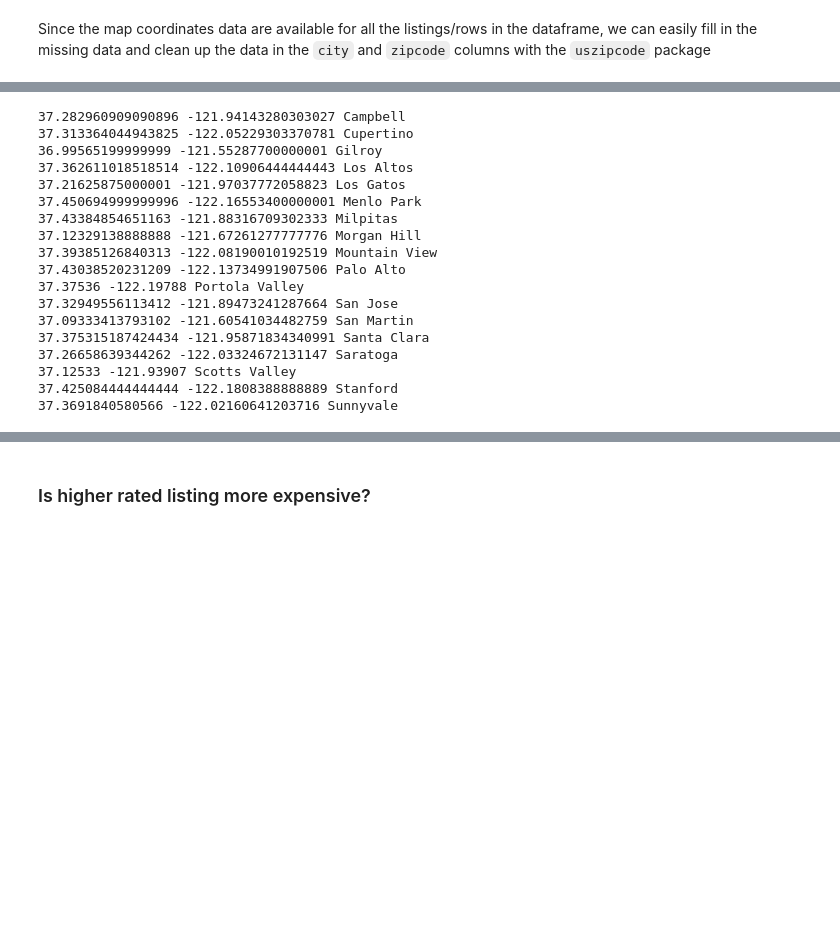
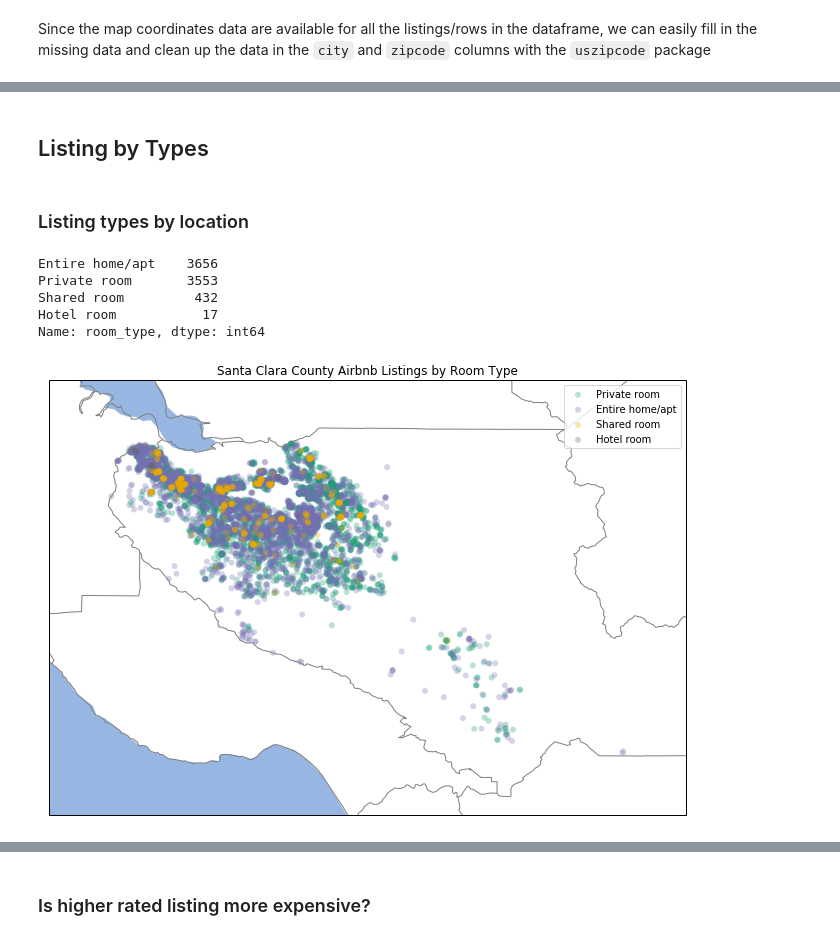
Before and after one commit to caroger/airbnb, a Jupyter notebook: listing.ipynb, the cells around one changed output, grey strips where cells are left out. Saved outputs shown, nothing was run; the diff lists cells and outputs as text; code cells hidden in the pictures; blank space fills up the shorter version.

```diff
--- a/listing.ipynb
+++ b/listing.ipynb
@@ -273,22 +278,41 @@ ax.legend();
-# %%
-for i,j,k in zip(lat,lon,cities):
-    print(i,j,k)
-# %% [output]
-37.282960909090896 -121.94143280303027 Campbell
-37.313364044943825 -122.05229303370781 Cupertino
-36.99565199999999 -121.55287700000001 Gilroy
-37.362611018518514 -122.10906444444443 Los Altos
-37.21625875000001 -121.97037772058823 Los Gatos
-37.450694999999996 -122.16553400000001 Menlo Park
-37.43384854651163 -121.88316709302333 Milpitas
-37.12329138888888 -121.67261277777776 Morgan Hill
-37.39385126840313 -122.08190010192519 Mountain View
-37.43038520231209 -122.13734991907506 Palo Alto
-37.37536 -122.19788 Portola Valley
-37.32949556113412 -121.89473241287664 San Jose
-37.09333413793102 -121.60541034482759 San Martin
-37.375315187424434 -121.95871834340991 Santa Clara
-37.26658639344262 -122.03324672131147 Saratoga
-37.12533 -121.93907 Scotts Valley
-37.425084444444444 -122.1808388888889 Stanford
-37.3691840580566 -122.02160641203716 Sunnyvale
+# %% [markdown]
+## Listing by Types
+# %% [markdown]
+### Listing types by location
+# %%
+df.room_type.value_counts()
+# %% [output]
+Entire home/apt    3656
+Private room       3553
+Shared room         432
+Hotel room           17
+Name: room_type, dtype: int64
+# %%
+## draw a map with US county lines
+plt.figure(figsize=(18, 8))
+ax = plt.axes(projection=ccrs.PlateCarree())
+ax.add_feature(cfeature.OCEAN.with_scale("10m"))
+ax.add_feature(cfeature.LAKES.with_scale("10m"))
+ax.add_feature(COUNTIES, facecolor="None", edgecolor="gray")
+
+ax.set_extent(BBox)
+
+## Set colors for different cities within Santa Clara County
+room_types = df['room_type'].unique()
+colors = [plt.cm.Dark2(i/float(len(room_types)-1)) for i in range(len(room_types))]
+
+for i, room_type in enumerate(room_types):
+    plt.scatter(
+        "longitude",
+        "latitude",
+        data=df.loc[df.room_type == room_type, :],
+        c=colors[i],
+        label=str(room_type),
+        edgecolors="None",
+        linewidths=0.2,
+        alpha=0.3,
+    )
+ax.legend()
+plt.title("Santa Clara County Airbnb Listings by Room Type");
+# %% [output]
+[figure, added]
```
Also changed, not shown: parts of 16 cells of this notebook.
